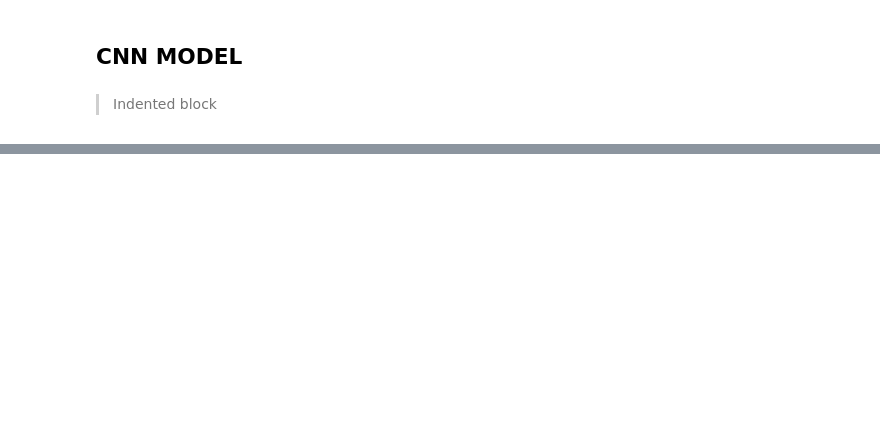
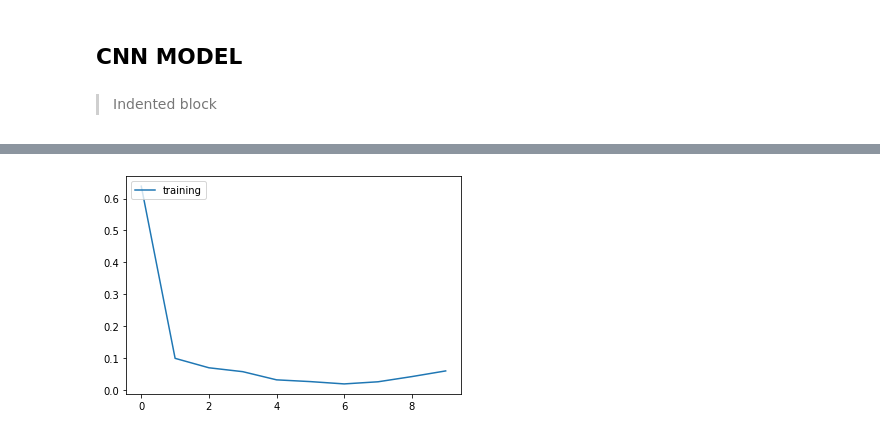
Before and after one commit to its-rajesh/Music-Speech-Separation, a Jupyter notebook: MSClassifier.ipynb, the cells around one changed output, grey strips where cells are left out. Saved outputs shown, nothing was run; the diff lists cells and outputs as text; code cells hidden in the pictures; blank space fills up the shorter version.

```diff
--- a/MSClassifier.ipynb
+++ b/MSClassifier.ipynb
@@ -178,0 +311,6 @@ ValueError: ignored
+# %%
+plt.plot(classify_train.history['loss'])
+plt.legend(['training'], loc = 'upper left')
+plt.show()
+# %% [output]
+[figure, added]
```
Also changed, not shown: parts of 21 cells of this notebook.
